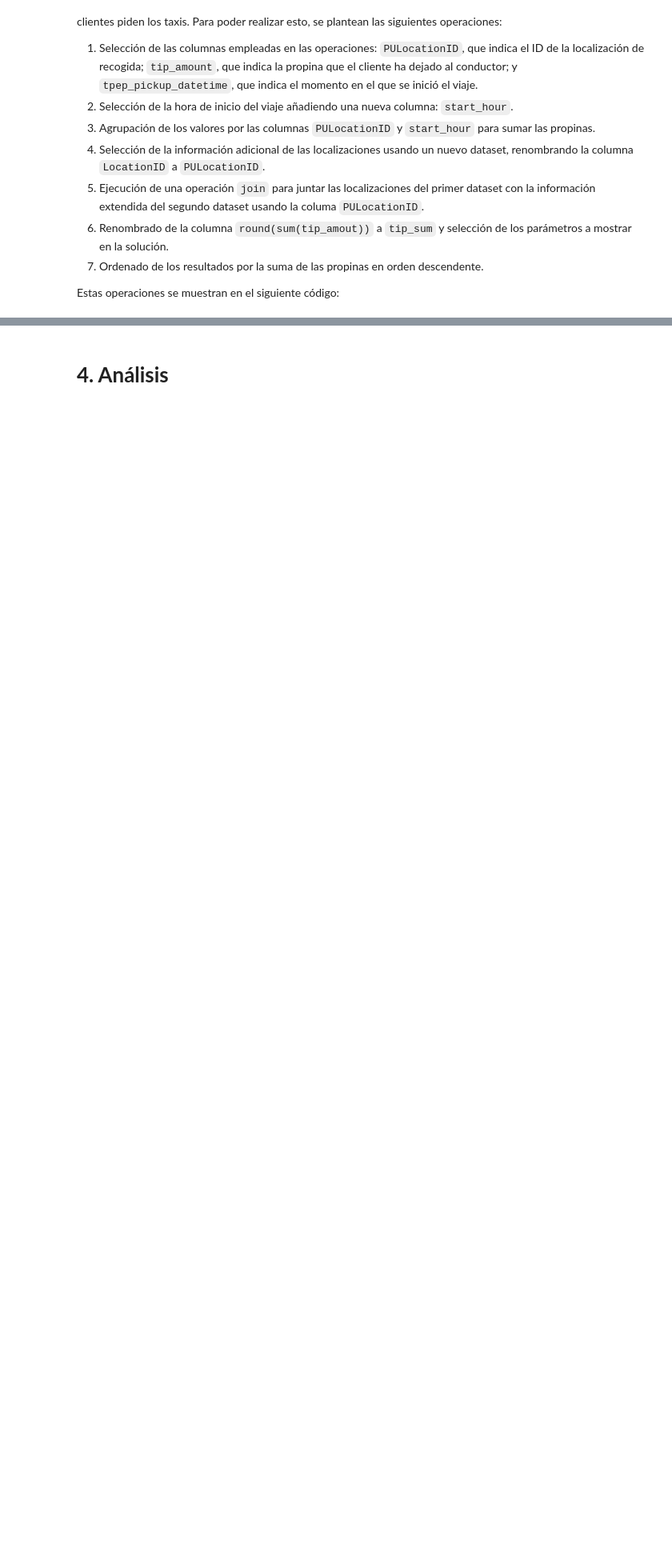
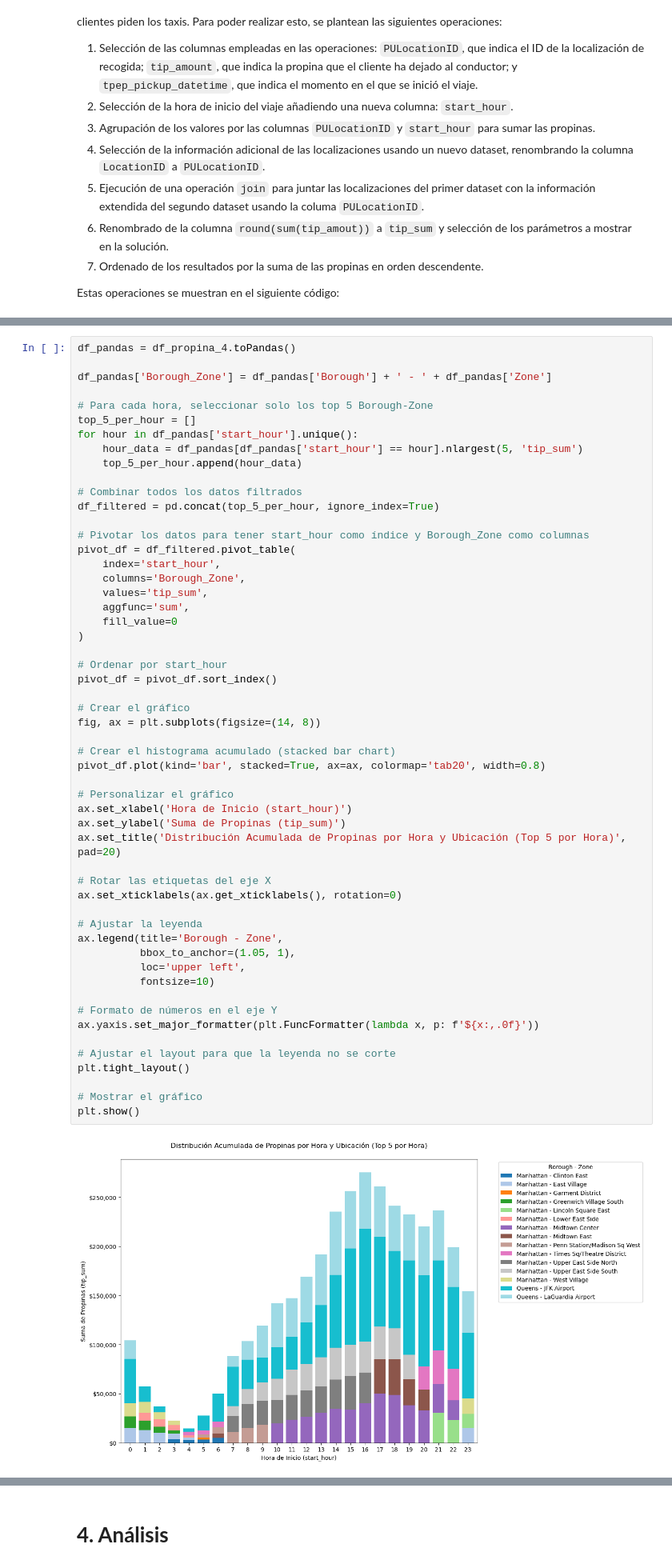
Before and after one commit to Astrak00/HPC-Lab01, a Jupyter notebook: main.ipynb, the cells around one changed output, grey strips where cells are left out. Shown: that part at 80% size. Drawn from its saved outputs; the diff is of its cells as text; blank space fills up the shorter version.

```diff
--- a/main.ipynb
+++ b/main.ipynb
@@ -340,3 +387,59 @@ Time taken: 0.44 seconds
+# %%
+df_pandas = df_propina_4.toPandas()
+
+df_pandas['Borough_Zone'] = df_pandas['Borough'] + ' - ' + df_pandas['Zone']
+
+# Para cada hora, seleccionar solo los top 5 Borough-Zone
+top_5_per_hour = []
+for hour in df_pandas['start_hour'].unique():
+    hour_data = df_pandas[df_pandas['start_hour'] == hour].nlargest(5, 'tip_sum')
+    top_5_per_hour.append(hour_data)
+
+# Combinar todos los datos filtrados
+df_filtered = pd.concat(top_5_per_hour, ignore_index=True)
+
+# Pivotar los datos para tener start_hour como índice y Borough_Zone como columnas
+pivot_df = df_filtered.pivot_table(
+    index='start_hour',
+    columns='Borough_Zone',
+    values='tip_sum',
+    aggfunc='sum',
+    fill_value=0
+)
+
+# Ordenar por start_hour
+pivot_df = pivot_df.sort_index()
+
+# Crear el gráfico
+fig, ax = plt.subplots(figsize=(14, 8))
+
+# Crear el histograma acumulado (stacked bar chart)
+pivot_df.plot(kind='bar', stacked=True, ax=ax, colormap='tab20', width=0.8)
+
+# Personalizar el gráfico
+ax.set_xlabel('Hora de Inicio (start_hour)')
+ax.set_ylabel('Suma de Propinas (tip_sum)')
+ax.set_title('Distribución Acumulada de Propinas por Hora y Ubicación (Top 5 por Hora)', pad=20)
+
+# Rotar las etiquetas del eje X
+ax.set_xticklabels(ax.get_xticklabels(), rotation=0)
+
+# Ajustar la leyenda
+ax.legend(title='Borough - Zone',
+          bbox_to_anchor=(1.05, 1),
+          loc='upper left',
+          fontsize=10)
+
+# Formato de números en el eje Y
+ax.yaxis.set_major_formatter(plt.FuncFormatter(lambda x, p: f'${x:,.0f}'))
+
+# Ajustar el layout para que la leyenda no se corte
+plt.tight_layout()
+
+# Mostrar el gráfico
+plt.show()
+# %% [output]
+[figure, added]
 # %% [markdown]
 ### **3.3.2. Problema 2: Tipo de pago por rango de precio**
 
```
Also changed, not shown: parts of 16 cells of this notebook.
